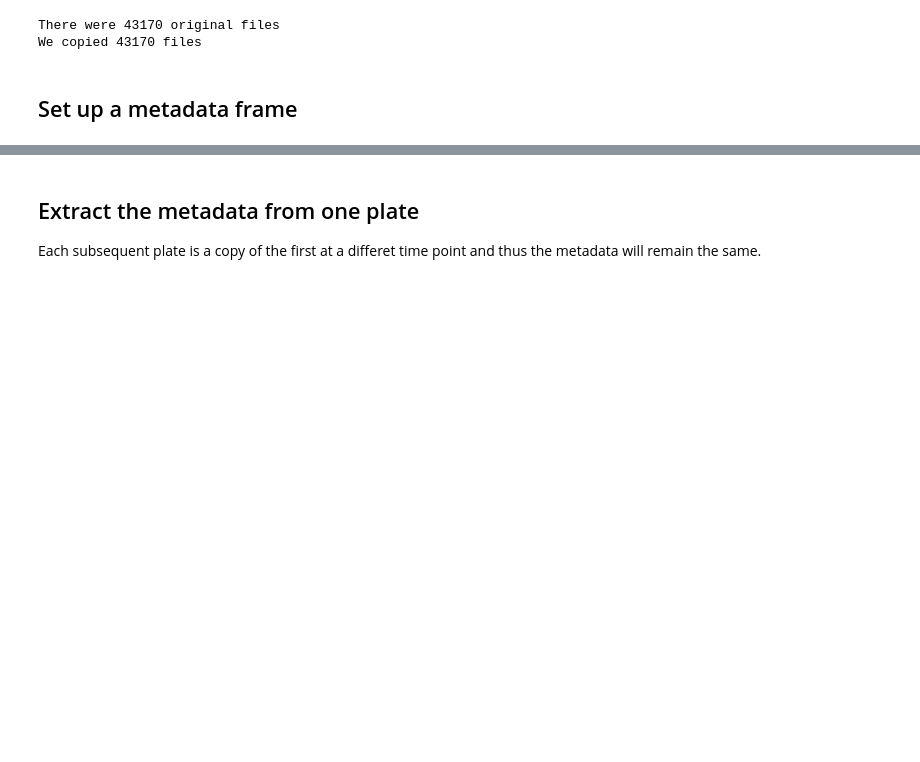
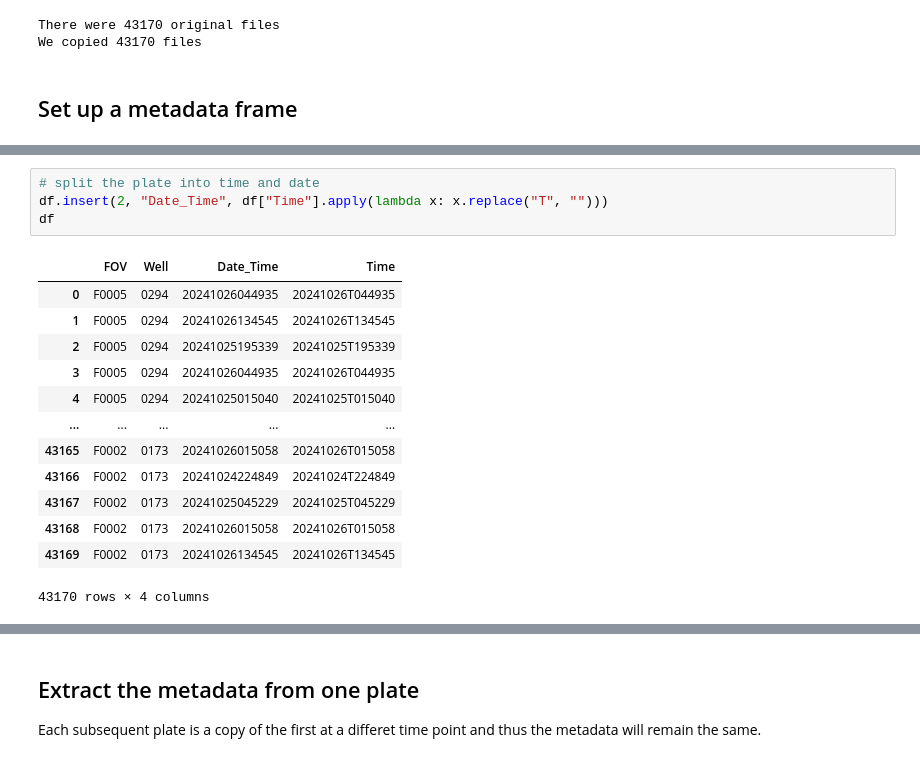
Before and after one commit to MikeLippincott/pyroptosis_live-cell_timelapse, a Jupyter notebook: Wave1_data/1.preprocess_data/notebooks/0.preprocess_raw_data.ipynb, the cells around one changed output, grey strips where cells are left out. Drawn from its saved outputs; the diff is of its cells as text; blank space fills up the shorter version.

```diff
--- a/Wave1_data/1.preprocess_data/notebooks/0.preprocess_raw_data.ipynb
+++ b/Wave1_data/1.preprocess_data/notebooks/0.preprocess_raw_data.ipynb
@@ -78,0 +89,18 @@ df.head()
+# %%
+# split the plate into time and date
+df.insert(2, "Date_Time", df["Time"].apply(lambda x: x.replace("T", "")))
+df
+# %% [output]
+|  | FOV | Well | Date_Time | Time |
+| 0 | F0005 | 0294 | 20241026044935 | 20241026T044935 |
+| 1 | F0005 | 0294 | 20241026134545 | 20241026T134545 |
+| 2 | F0005 | 0294 | 20241025195339 | 20241025T195339 |
+| 3 | F0005 | 0294 | 20241026044935 | 20241026T044935 |
+| 4 | F0005 | 0294 | 20241025015040 | 20241025T015040 |
+| ... | ... | ... | ... | ... |
+| 43165 | F0002 | 0173 | 20241026015058 | 20241026T015058 |
+| 43166 | F0002 | 0173 | 20241024224849 | 20241024T224849 |
+| 43167 | F0002 | 0173 | 20241025045229 | 20241025T045229 |
+| 43168 | F0002 | 0173 | 20241026015058 | 20241026T015058 |
+| 43169 | F0002 | 0173 | 20241026134545 | 20241026T134545 |
+43170 rows × 4 columns
```
Also changed, not shown: parts of 6 cells of this notebook.
